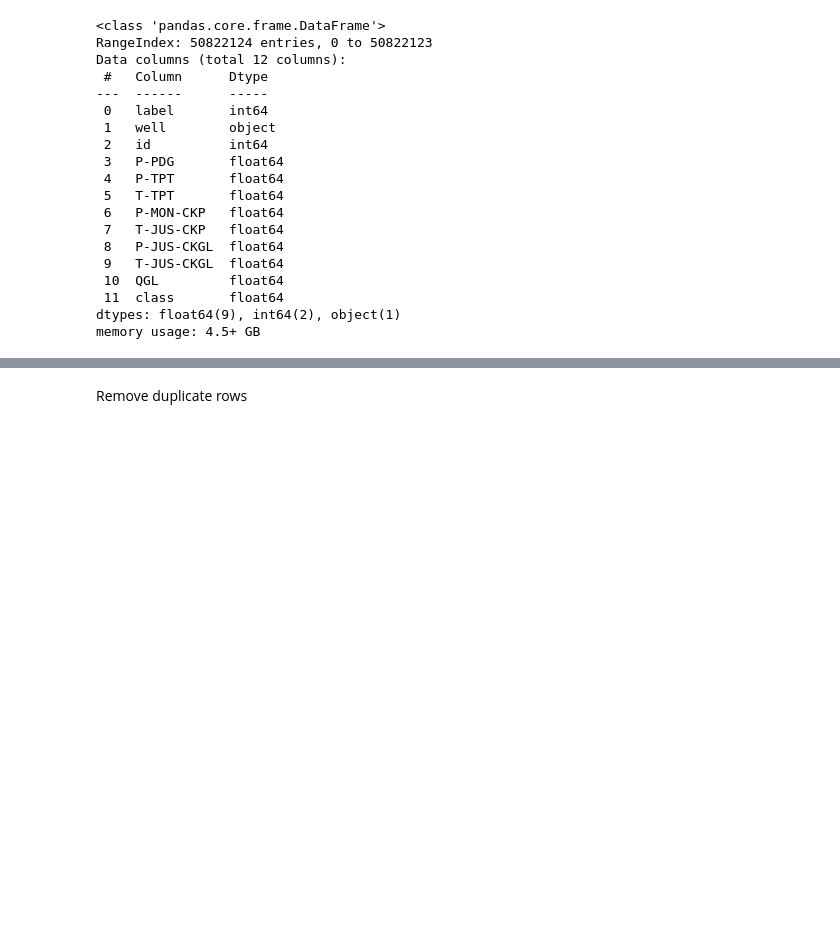
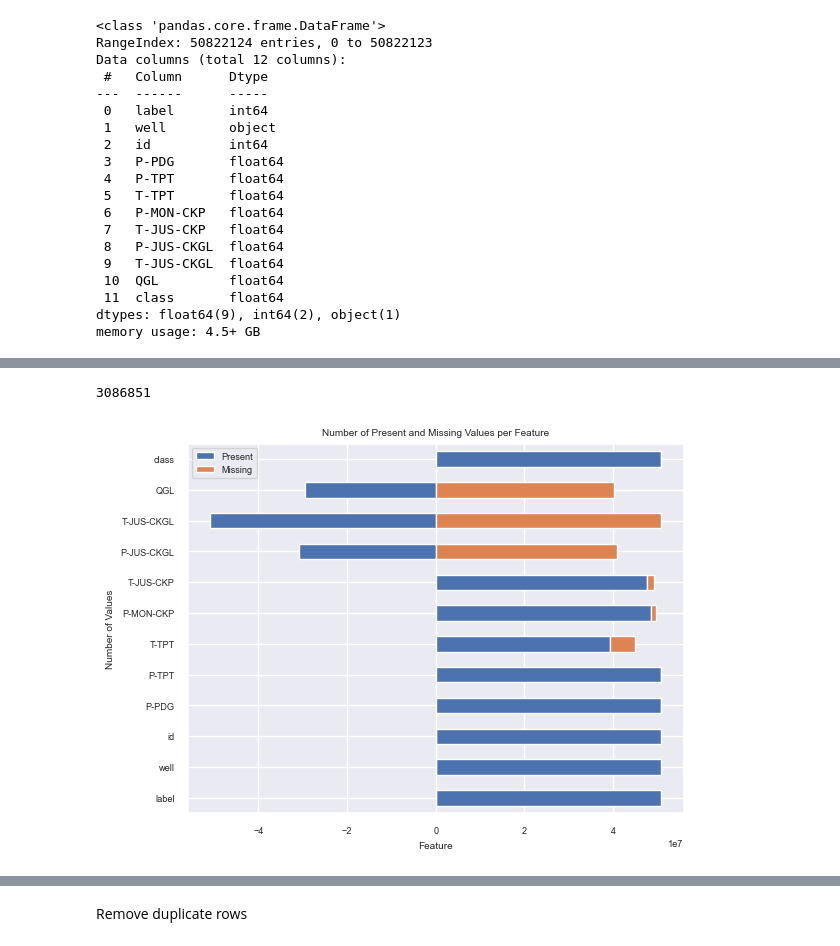
Before and after one commit to RealDyllon/3W-Petrobras, a Jupyter notebook: overviews/_baseline/Explore_dataset.ipynb, the cells around one changed output, grey strips where cells are left out. Saved outputs shown, nothing was run; the diff lists cells and outputs as text; code cells hidden in the pictures; blank space fills up the shorter version.

```diff
--- a/overviews/_baseline/Explore_dataset.ipynb
+++ b/overviews/_baseline/Explore_dataset.ipynb
@@ -166,0 +92,29 @@ Text(0, 0.5, 'Count (Millions)')
+# %%
+# Counting duplicated rows
+df.duplicated().sum()
+# %% [output]
+3086851
+# %%
+# Finding missing values
+# df.isnull().sum()
+
+# Identify the missing values
+missing = df.isnull()
+
+# Sum the missing values for each feature
+missing_values = missing.sum()
+
+# Calculate the total number of values for each feature
+total_values = df.count()
+
+# Calculate the relative proportion of missing values
+missing_proportion = missing_values / total_values
+
+# Create the bar plot
+df_plot = pd.DataFrame({'Present': total_values - missing_values, 'Missing': missing_values})
+df_plot.plot(kind='barh', stacked=True, title='Number of Present and Missing Values per Feature')
+plt.xlabel('Feature')
+plt.ylabel('Number of Values')
+plt.show()
+# %% [output]
+[figure, added]
```
Also changed, not shown: parts of 18 cells of this notebook.
